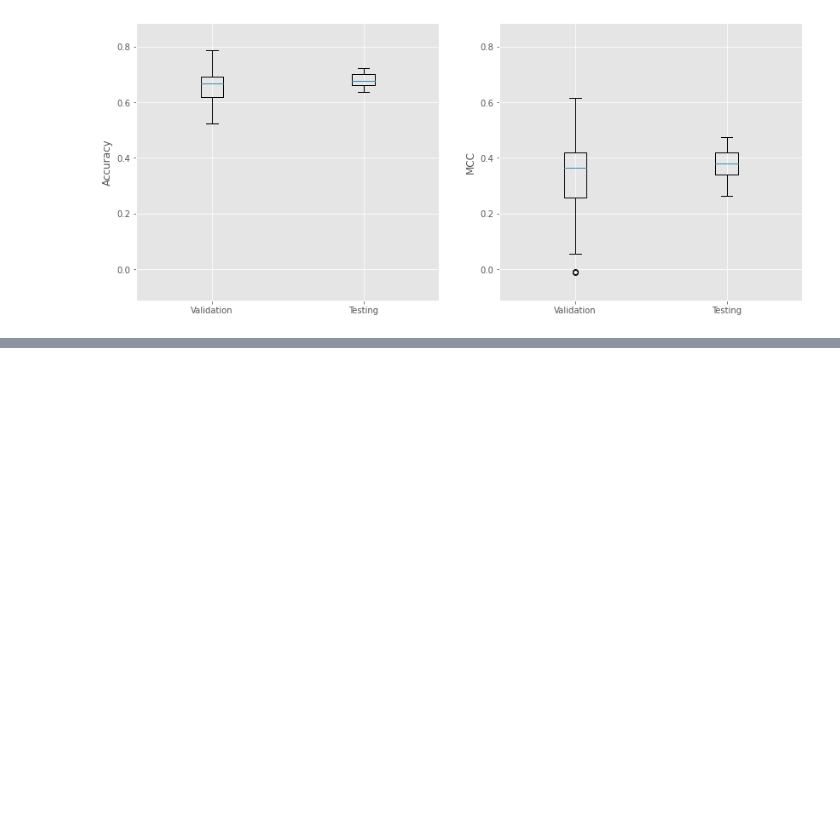
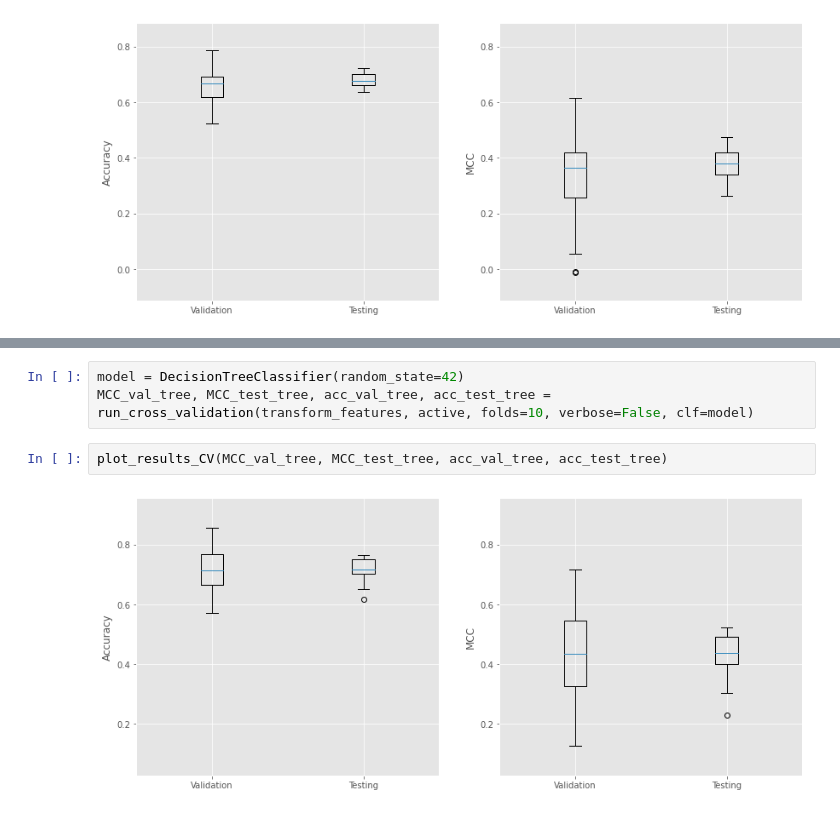
Before and after one commit to cescgina/drug_learning, a Jupyter notebook: drug_learning/2D/dataset_sars2-decision-tree.ipynb, the cells around one changed output, grey strips where cells are left out. Saved outputs shown, nothing was run; the diff lists cells and outputs as text; blank space fills up the shorter version.

```diff
--- a/drug_learning/2D/dataset_sars2-decision-tree.ipynb
+++ b/drug_learning/2D/dataset_sars2-decision-tree.ipynb
@@ -1096,0 +1117,7 @@ plot_results_CV(MCC_val_vote, MCC_test_vote, acc_val_vote, acc_test_vote)
+# %%
+model = DecisionTreeClassifier(random_state=42)
+MCC_val_tree, MCC_test_tree, acc_val_tree, acc_test_tree = run_cross_validation(transform_features, active, folds=10, verbose=False, clf=model)
+# %%
+plot_results_CV(MCC_val_tree, MCC_test_tree, acc_val_tree, acc_test_tree)
+# %% [output]
+[figure, added]
```
Also changed, not shown: parts of 5 cells of this notebook, 9 other files.
